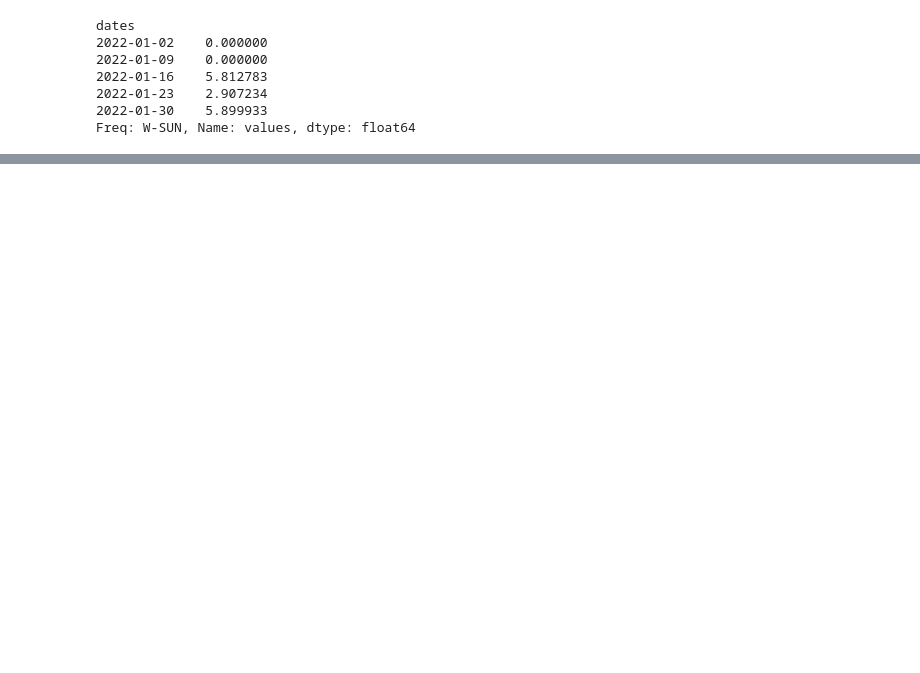
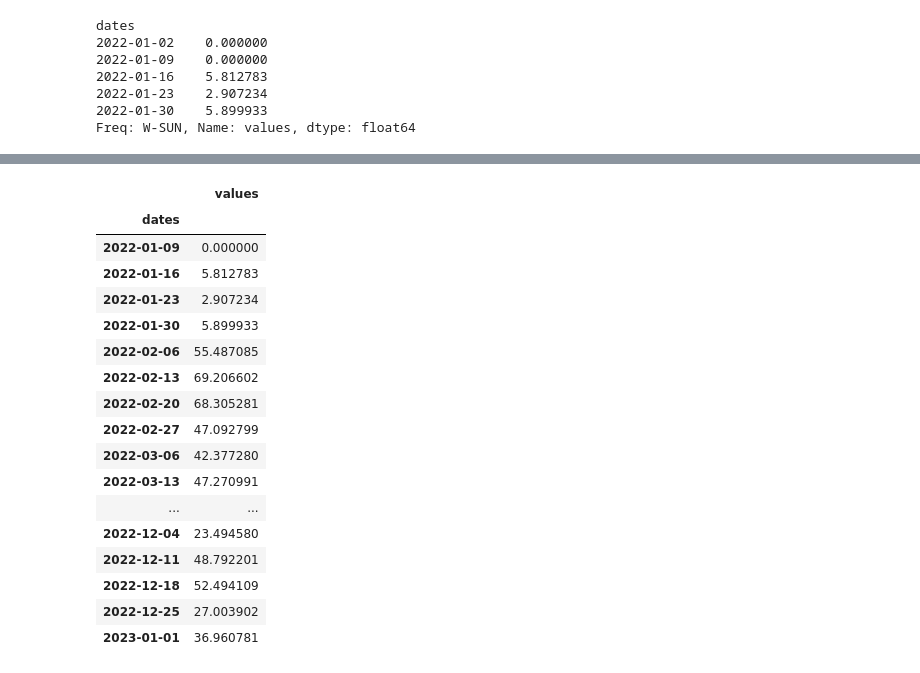
Before and after one commit to greenbruegel/gas-imports, a Jupyter notebook: entsog UA flows.ipynb, the cells around one changed output, grey strips where cells are left out. Cells and saved outputs as stored; diff of their text form; code cells hidden in the pictures; blank space fills up the shorter version.

```diff
--- a/entsog UA flows.ipynb
+++ b/entsog UA flows.ipynb
@@ -239,3 +253,5 @@ dd = pd.DataFrame(data=d)
 # %%
 import os
 os.chdir(r'C:\Users\giovanni.sgaravatti\Bruegel\Research - 2021-11 European natural gas imports\Data\Imports\UA imports')
+# %%
+df.set_index(pd.DatetimeIndex(df['dates']),inplace=True)
@@ -241,0 +288,3 @@ os.chdir(r'C:\Users\giovanni.sgaravatti\Bruegel\Research - 2021-11 European natu
+# %%
+df_eu = df[df['country'].isin(['SK', 'RO', 'HU', 'PL'])]
+eu = df_eu.groupby(pd.Grouper(freq='W')).sum(numeric_only=True)[:enddate]/converter
@@ -241,0 +312,23 @@ os.chdir(r'C:\Users\giovanni.sgaravatti\Bruegel\Research - 2021-11 European natu
+# %%
+tot_values2022 = eu.loc['2022-01-03':'2023-01-01']
+# %%
+tot_values2022
+# %% [output]
+|  | values |
+| dates |  |
+| 2022-01-09 | 0.000000 |
+| 2022-01-16 | 5.812783 |
+| 2022-01-23 | 2.907234 |
+| 2022-01-30 | 5.899933 |
+| 2022-02-06 | 55.487085 |
+| 2022-02-13 | 69.206602 |
+| 2022-02-20 | 68.305281 |
+| 2022-02-27 | 47.092799 |
+| 2022-03-06 | 42.377280 |
+| 2022-03-13 | 47.270991 |
+| ... | ... |
+| 2022-12-04 | 23.494580 |
+| 2022-12-11 | 48.792201 |
+| 2022-12-18 | 52.494109 |
+| 2022-12-25 | 27.003902 |
+| 2023-01-01 | 36.960781 |
```
Also changed, not shown: parts of 12 cells of this notebook, 2 other files.
